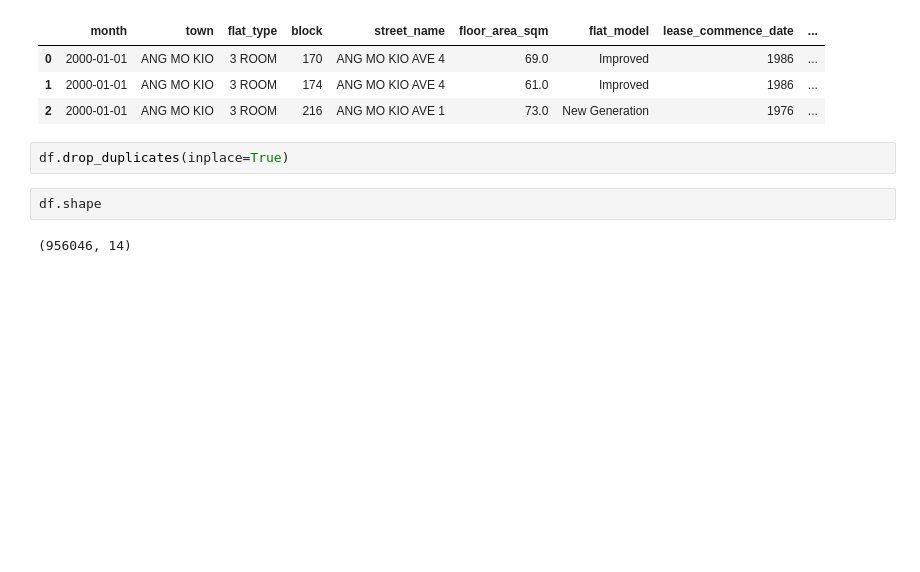
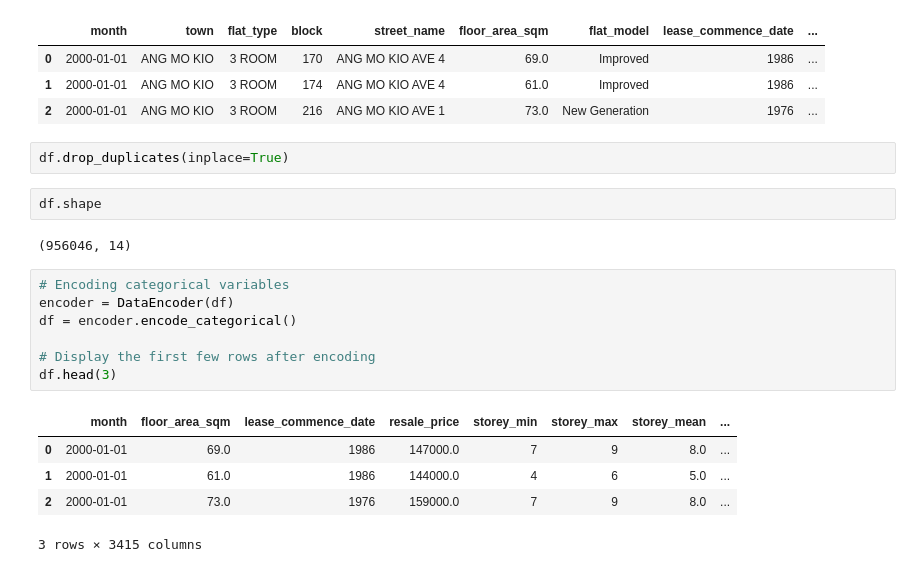
Before and after one commit to LittleWiz/MLJourneyE2E, a Jupyter notebook: House_price_main.ipynb, the cells around one changed output. Drawn from its saved outputs; the diff is of its cells as text; blank space fills up the shorter version.

Commit message:
Add DataEncoder class for encoding categorical variables

```diff
--- a/House_price_main.ipynb
+++ b/House_price_main.ipynb
@@ -114,3 +117,16 @@ df.drop_duplicates(inplace=True)
 df.shape
 # %% [output]
 (956046, 14)
+# %%
+# Encoding categorical variables
+encoder = DataEncoder(df)
+df = encoder.encode_categorical()
+
+# Display the first few rows after encoding
+df.head(3)
+# %% [output]
+|  | month | floor_area_sqm | lease_commence_date | resale_price | storey_min | storey_max | storey_mean | ... |
+| 0 | 2000-01-01 | 69.0 | 1986 | 147000.0 | 7 | 9 | 8.0 | ... |
+| 1 | 2000-01-01 | 61.0 | 1986 | 144000.0 | 4 | 6 | 5.0 | ... |
+| 2 | 2000-01-01 | 73.0 | 1976 | 159000.0 | 7 | 9 | 8.0 | ... |
+3 rows × 3415 columns
```
Also changed, not shown: parts of 6 cells of this notebook, 1 other file.
